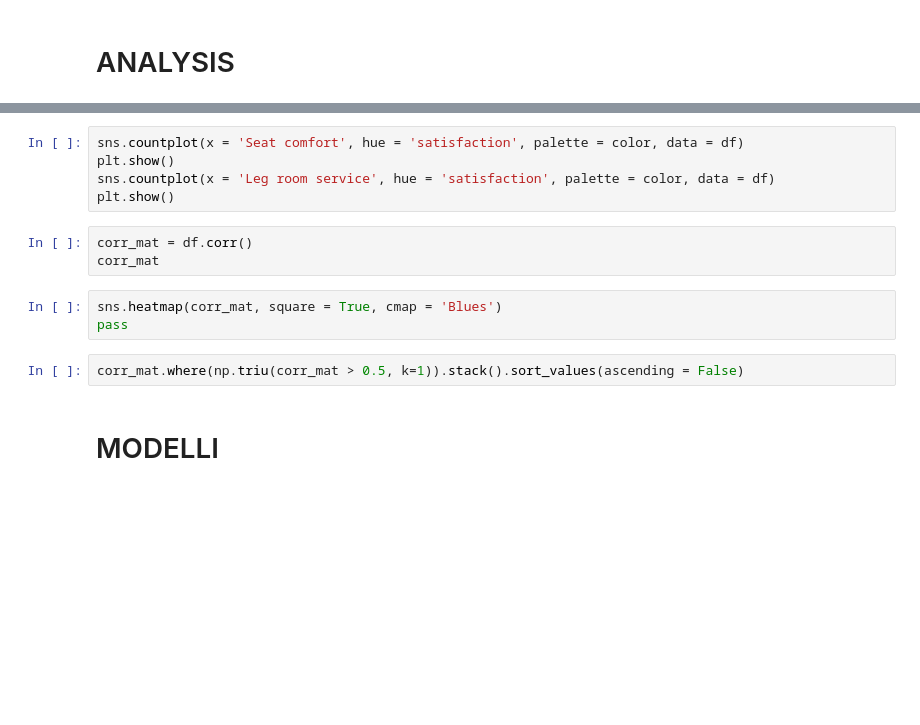
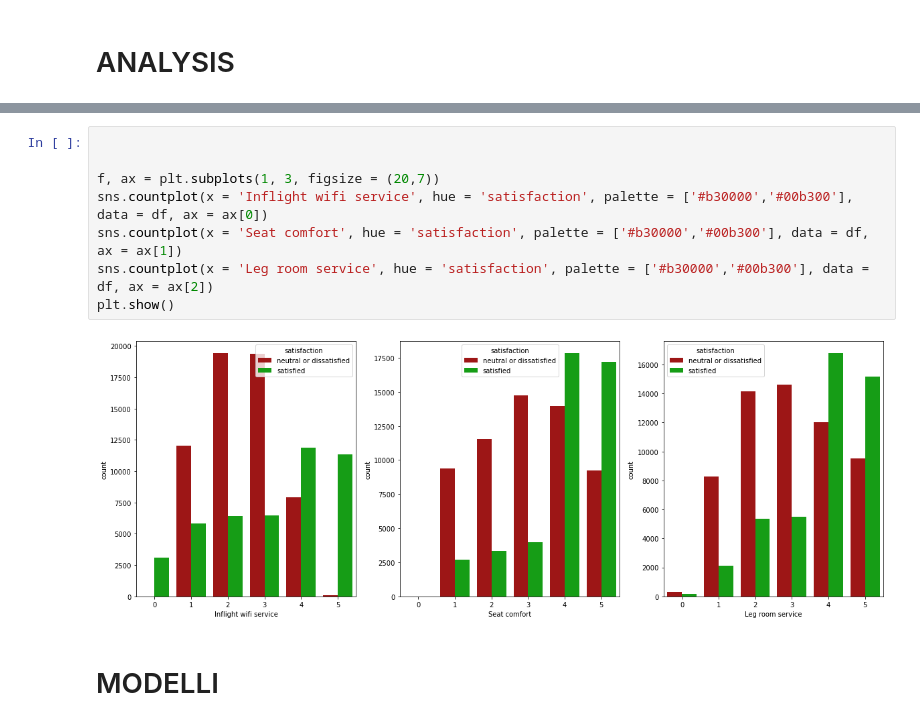
Before and after one commit to emacarta/Airline-Passenger-Satisfaction, a Jupyter notebook: code_progect.ipynb, the cells around one changed output, grey strips where cells are left out. Cells and saved outputs as stored; diff of their text form; blank space fills up the shorter version.

```diff
--- a/code_progect.ipynb
+++ b/code_progect.ipynb
@@ -319,16 +350,13 @@ plt.show()
 # %%
-sns.countplot(x = 'Seat comfort', hue = 'satisfaction', palette = color, data = df)
+
+
+f, ax = plt.subplots(1, 3, figsize = (20,7))
+sns.countplot(x = 'Inflight wifi service', hue = 'satisfaction', palette = ['#b30000','#00b300'], data = df, ax = ax[0])
+sns.countplot(x = 'Seat comfort', hue = 'satisfaction', palette = ['#b30000','#00b300'], data = df, ax = ax[1])
+sns.countplot(x = 'Leg room service', hue = 'satisfaction', palette = ['#b30000','#00b300'], data = df, ax = ax[2])
 plt.show()
-sns.countplot(x = 'Leg room service', hue = 'satisfaction', palette = color, data = df)
-plt.show()
+# %% [output]
+[figure, added]
-# %%
-corr_mat = df.corr()
-corr_mat
-# %%
-sns.heatmap(corr_mat, square = True, cmap = 'Blues')
-pass
-# %%
-corr_mat.where(np.triu(corr_mat > 0.5, k=1)).stack().sort_values(ascending = False)
 # %% [markdown]
 # MODELLI
 # %%
```
Also changed, not shown: parts of 13 cells of this notebook.
